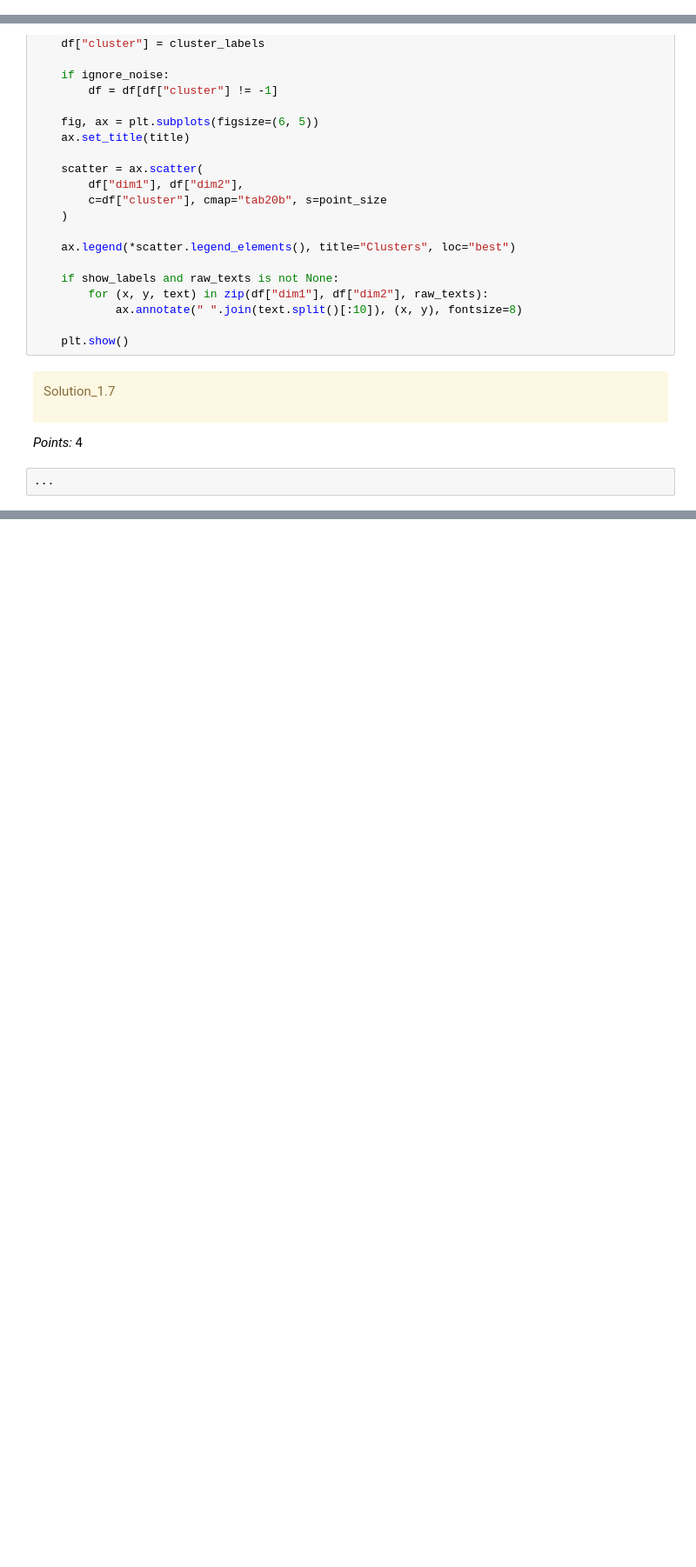
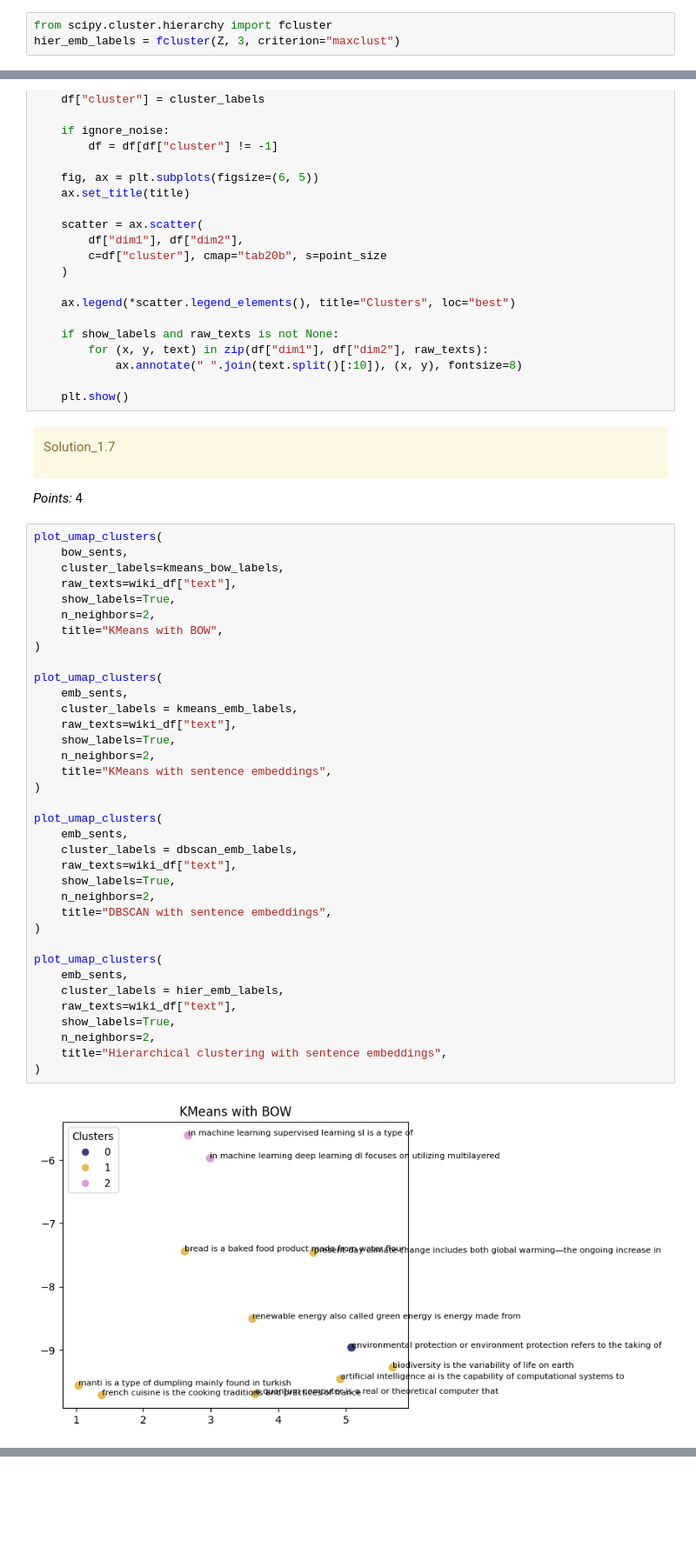
Before and after one commit to vnguyen243/330-hw6, a Jupyter notebook: hw6.ipynb, the cells around one changed output, grey strips where cells are left out. Shown at 87% size. Cells and saved outputs as stored; diff of their text form; blank space fills up the shorter version.

```diff
--- a/hw6.ipynb
+++ b/hw6.ipynb
@@ -384,3 +522,6 @@ hier_emb_labels = ...
+# %%
+from scipy.cluster.hierarchy import fcluster
+hier_emb_labels = fcluster(Z, 3, criterion="maxclust")
 # %%
 wiki_df["emb_hierarchical"] = hier_emb_labels
 wiki_df
@@ -531,5 +689,41 @@ Solution_1.7
 </div>
 
 _Points:_ 4
-# %%
-...
+# %%
+plot_umap_clusters(
+    bow_sents,
+    cluster_labels=kmeans_bow_labels,
+    raw_texts=wiki_df["text"],
+    show_labels=True,
+    n_neighbors=2,
+    title="KMeans with BOW",
+)
+
+plot_umap_clusters(
+    emb_sents,
+    cluster_labels = kmeans_emb_labels,
+    raw_texts=wiki_df["text"],
+    show_labels=True,
+    n_neighbors=2,
+    title="KMeans with sentence embeddings",
+)
+
+plot_umap_clusters(
+    emb_sents,
+    cluster_labels = dbscan_emb_labels,
+    raw_texts=wiki_df["text"],
+    show_labels=True,
+    n_neighbors=2,
+    title="DBSCAN with sentence embeddings",
+)
+
+plot_umap_clusters(
+    emb_sents,
+    cluster_labels = hier_emb_labels,
+    raw_texts=wiki_df["text"],
+    show_labels=True,
+    n_neighbors=2,
+    title="Hierarchical clustering with sentence embeddings",
+)
+# %% [output]
+[figure, added]
```
Also changed, not shown: parts of 30 cells of this notebook.
